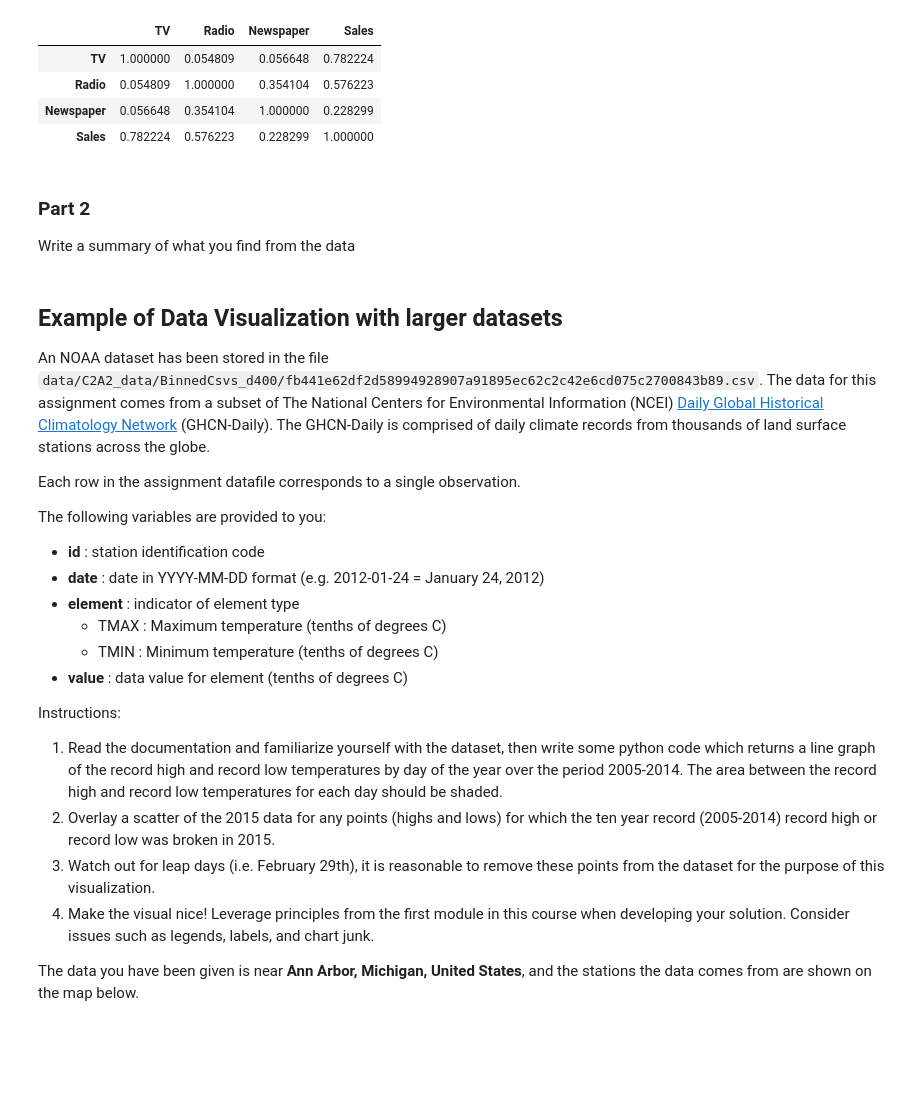
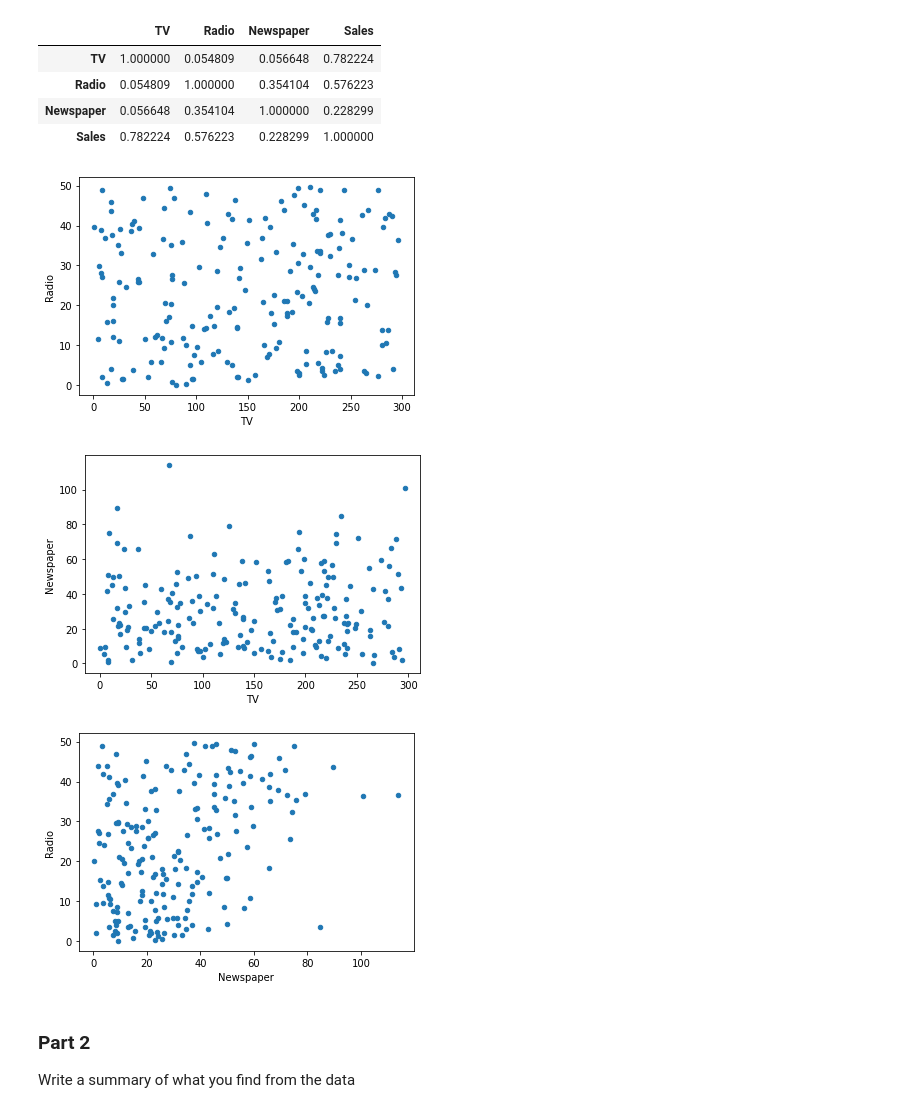
Before and after one commit to BAKelly12/CPSC4310-Random, a Jupyter notebook: tw1_data_analysis.ipynb, the cells around one changed output. Saved outputs shown, nothing was run; the diff lists cells and outputs as text; code cells hidden in the pictures; blank space fills up the shorter version.

```diff
--- a/tw1_data_analysis.ipynb
+++ b/tw1_data_analysis.ipynb
@@ -210,6 +214,19 @@ data.corr(method ='pearson')
 | Radio | 0.054809 | 1.000000 | 0.354104 | 0.576223 |
 | Newspaper | 0.056648 | 0.354104 | 1.000000 | 0.228299 |
 | Sales | 0.782224 | 0.576223 | 0.228299 | 1.000000 |
+# %%
+#For each pair (TV-Sales, Radio-Sales, Newspaper-Sales), visualize scatter graph.
+
+df = pd.DataFrame(data)
+ax1 = df.plot.scatter(x='TV', y='Radio')
+df = pd.DataFrame(data)
+ax1 = df.plot.scatter(x='TV', y='Newspaper')
+df = pd.DataFrame(data)
+ax1 = df.plot.scatter(x='Newspaper', y='Radio')
+# %% [output]
+[figure, added]
+[figure, added]
+[figure, added]
 # %% [markdown]
 ### Part 2
 Write a summary of what you find from the data
@@ -221,25 +241 @@ The company spend an average of $147,042.5 on TV, $23,264 on Radio, $30,554 on N
 """
-# %% [markdown]
-## Example of Data Visualization with larger datasets
-
-An NOAA dataset has been stored in the file `data/C2A2_data/BinnedCsvs_d400/fb441e62df2d58994928907a91895ec62c2c42e6cd075c2700843b89.csv`. The data for this assignment comes from a subset of The National Centers for Environmental Information (NCEI) [Daily Global Historical Climatology Network](https://www1.ncdc.noaa.gov/pub/data/ghcn/daily/readme.txt) (GHCN-Daily). The GHCN-Daily is comprised of daily climate records from thousands of land surface stations across the globe.
-
-Each row in the assignment datafile corresponds to a single observation.
-
-The following variables are provided to you:
-
-* **id** : station identification code
-* **date** : date in YYYY-MM-DD format (e.g. 2012-01-24 = January 24, 2012)
-* **element** : indicator of element type
-    * TMAX : Maximum temperature (tenths of degrees C)
-    * TMIN : Minimum temperature (tenths of degrees C)
-* **value** : data value for element (tenths of degrees C)
-
-Instructions:
-
-1. Read the documentation and familiarize yourself with the dataset, then write some python code which returns a line graph of the record high and record low temperatures by day of the year over the period 2005-2014. The area between the record high and record low temperatures for each day should be shaded.
-2. Overlay a scatter of the 2015 data for any points (highs and lows) for which the ten year record (2005-2014) record high or record low was broken in 2015.
-3. Watch out for leap days (i.e. February 29th), it is reasonable to remove these points from the dataset for the purpose of this visualization.
-4. Make the visual nice! Leverage principles from the first module in this course when developing your solution. Consider issues such as legends, labels, and chart junk.
-
-The data you have been given is near **Ann Arbor, Michigan, United States**, and the stations the data comes from are shown on the map below.
```
Also changed, not shown: parts of 7 cells of this notebook.
